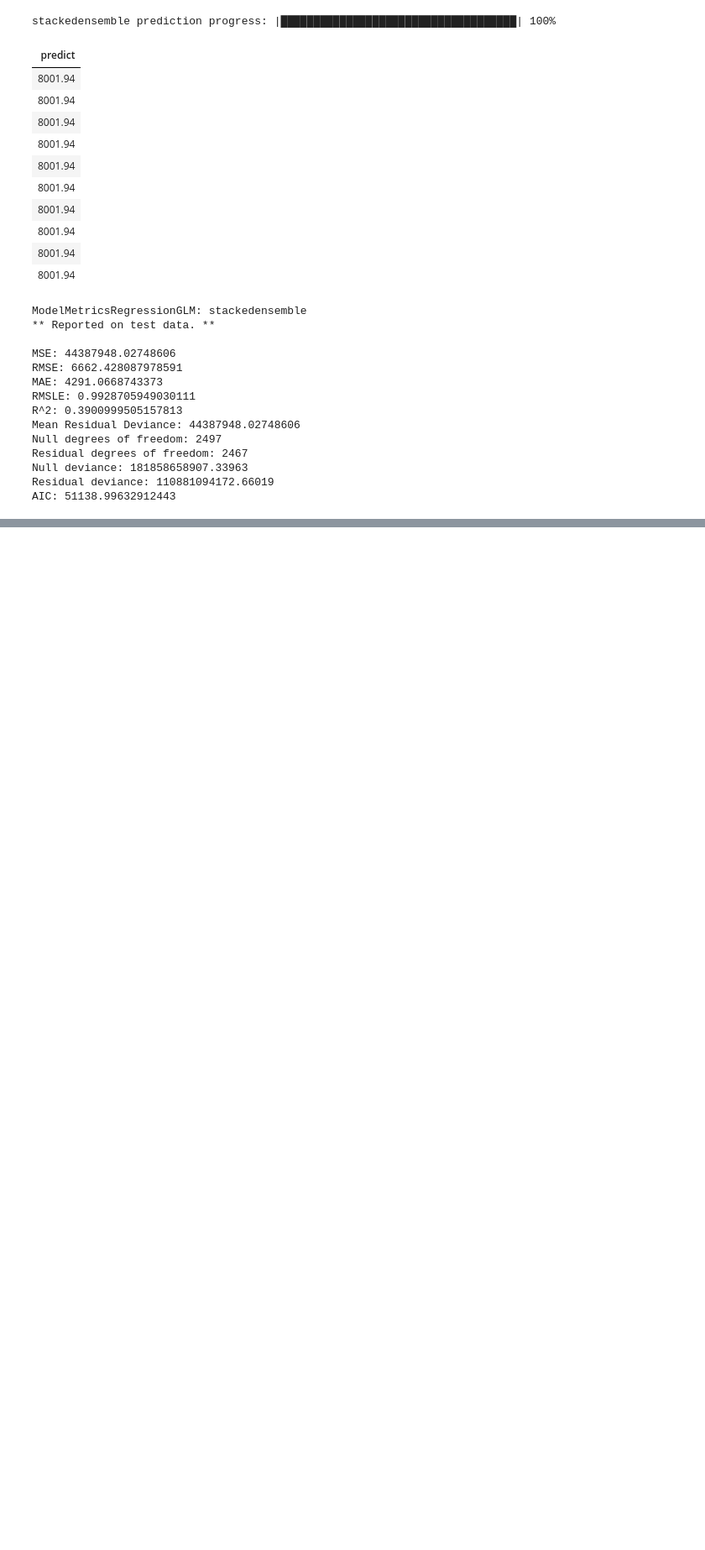
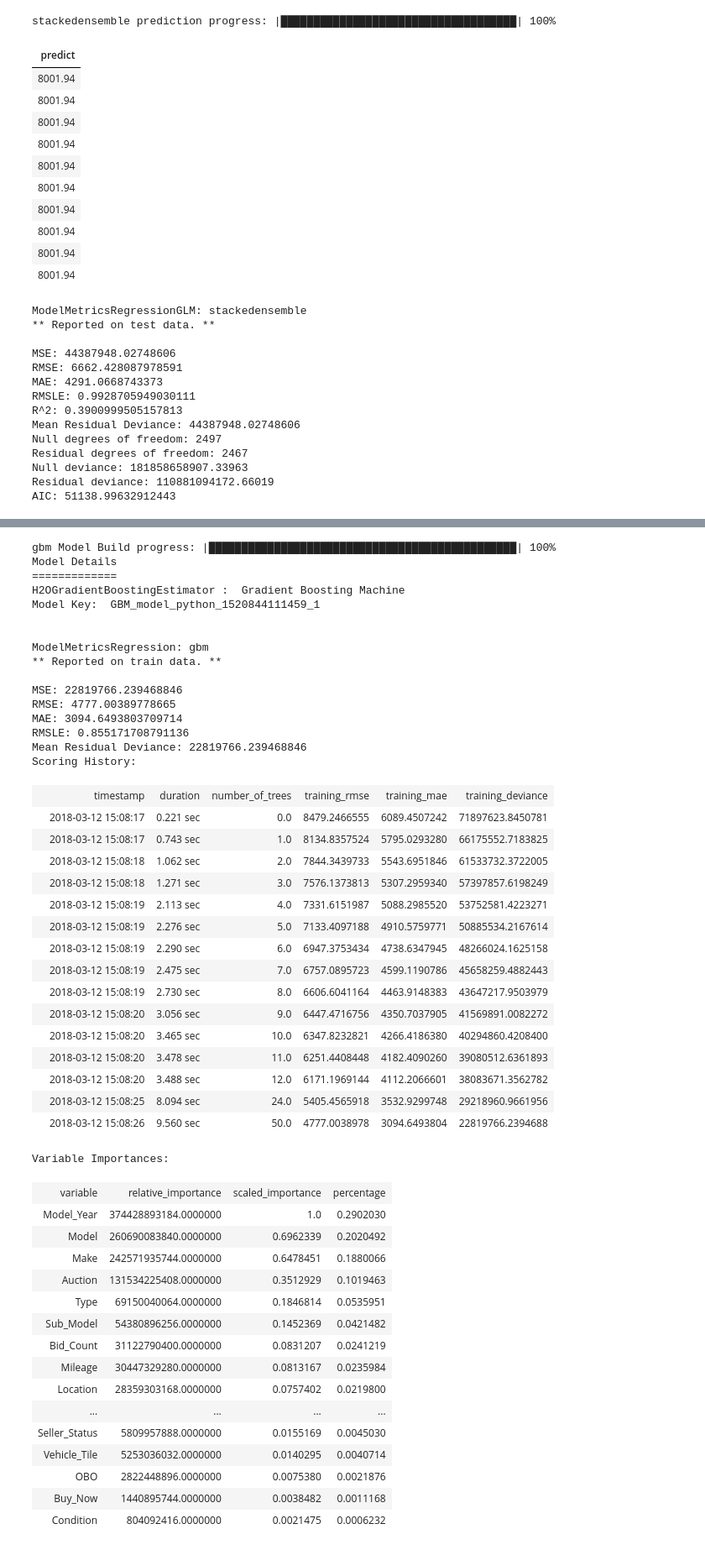
Before and after one commit to golden-ratio/eyml_courses, a Jupyter notebook: hw10/FeatureGeneration_New.ipynb, the cells around one changed output, grey strips where cells are left out. Shown: that part at 84% size. Drawn from its saved outputs; the diff is of its cells as text; code cells hidden in the pictures; blank space fills up the shorter version.

```diff
--- a/hw10/FeatureGeneration_New.ipynb
+++ b/hw10/FeatureGeneration_New.ipynb
@@ -1202,0 +1231,60 @@ print(model_path)
+# %%
+from h2o.estimators.gbm import H2OGradientBoostingEstimator
+
+gbm_h2o = H2OGradientBoostingEstimator()
+gbm_h2o.train(x = ['Condition', 'Condition_Desc', 'Location', 'Model_Year', 'Mileage',
+       'Exterior_Color', 'Make', 'Warranty', 'Model', 'Sub_Model', 'Type',
+       'Vehicle_Title', 'OBO', 'Watch_Count', 'N_Reviews', 'Seller_Status',
+       'Vehicle_Tile', 'Auction', 'Buy_Now', 'Bid_Count', 'Price'], y = target,
+          training_frame = h2o_tr_converted)
+print(gbm_h2o)
+# %% [output]
+gbm Model Build progress: |███████████████████████████████████████████████| 100%
+Model Details
+=============
+H2OGradientBoostingEstimator :  Gradient Boosting Machine
+Model Key:  GBM_model_python_1520844111459_1
+
+
+ModelMetricsRegression: gbm
+** Reported on train data. **
+
+MSE: 22819766.239468846
+RMSE: 4777.00389778665
+MAE: 3094.6493803709714
+RMSLE: 0.855171708791136
+Mean Residual Deviance: 22819766.239468846
+Scoring History:
+|  | timestamp | duration | number_of_trees | training_rmse | training_mae | training_deviance |
+|  | 2018-03-12 15:08:17 | 0.221 sec | 0.0 | 8479.2466555 | 6089.4507242 | 71897623.8450781 |
+|  | 2018-03-12 15:08:17 | 0.743 sec | 1.0 | 8134.8357524 | 5795.0293280 | 66175552.7183825 |
+|  | 2018-03-12 15:08:18 | 1.062 sec | 2.0 | 7844.3439733 | 5543.6951846 | 61533732.3722005 |
+|  | 2018-03-12 15:08:18 | 1.271 sec | 3.0 | 7576.1373813 | 5307.2959340 | 57397857.6198249 |
+|  | 2018-03-12 15:08:19 | 2.113 sec | 4.0 | 7331.6151987 | 5088.2985520 | 53752581.4223271 |
+|  | 2018-03-12 15:08:19 | 2.276 sec | 5.0 | 7133.4097188 | 4910.5759771 | 50885534.2167614 |
+|  | 2018-03-12 15:08:19 | 2.290 sec | 6.0 | 6947.3753434 | 4738.6347945 | 48266024.1625158 |
+|  | 2018-03-12 15:08:19 | 2.475 sec | 7.0 | 6757.0895723 | 4599.1190786 | 45658259.4882443 |
+|  | 2018-03-12 15:08:19 | 2.730 sec | 8.0 | 6606.6041164 | 4463.9148383 | 43647217.9503979 |
+|  | 2018-03-12 15:08:20 | 3.056 sec | 9.0 | 6447.4716756 | 4350.7037905 | 41569891.0082272 |
+|  | 2018-03-12 15:08:20 | 3.465 sec | 10.0 | 6347.8232821 | 4266.4186380 | 40294860.4208400 |
+|  | 2018-03-12 15:08:20 | 3.478 sec | 11.0 | 6251.4408448 | 4182.4090260 | 39080512.6361893 |
+|  | 2018-03-12 15:08:20 | 3.488 sec | 12.0 | 6171.1969144 | 4112.2066601 | 38083671.3562782 |
+|  | 2018-03-12 15:08:25 | 8.094 sec | 24.0 | 5405.4565918 | 3532.9299748 | 29218960.9661956 |
+|  | 2018-03-12 15:08:26 | 9.560 sec | 50.0 | 4777.0038978 | 3094.6493804 | 22819766.2394688 |
+Variable Importances:
+| variable | relative_importance | scaled_importance | percentage |
+| Model_Year | 374428893184.0000000 | 1.0 | 0.2902030 |
+| Model | 260690083840.0000000 | 0.6962339 | 0.2020492 |
+| Make | 242571935744.0000000 | 0.6478451 | 0.1880066 |
+| Auction | 131534225408.0000000 | 0.3512929 | 0.1019463 |
+| Type | 69150040064.0000000 | 0.1846814 | 0.0535951 |
+| Sub_Model | 54380896256.0000000 | 0.1452369 | 0.0421482 |
+| Bid_Count | 31122790400.0000000 | 0.0831207 | 0.0241219 |
+| Mileage | 30447329280.0000000 | 0.0813167 | 0.0235984 |
+| Location | 28359303168.0000000 | 0.0757402 | 0.0219800 |
+| ... | ... | ... | ... |
+| Seller_Status | 5809957888.0000000 | 0.0155169 | 0.0045030 |
+| Vehicle_Tile | 5253036032.0000000 | 0.0140295 | 0.0040714 |
+| OBO | 2822448896.0000000 | 0.0075380 | 0.0021876 |
+| Buy_Now | 1440895744.0000000 | 0.0038482 | 0.0011168 |
+| Condition | 804092416.0000000 | 0.0021475 | 0.0006232 |
```
Also changed, not shown: parts of 17 cells of this notebook.
